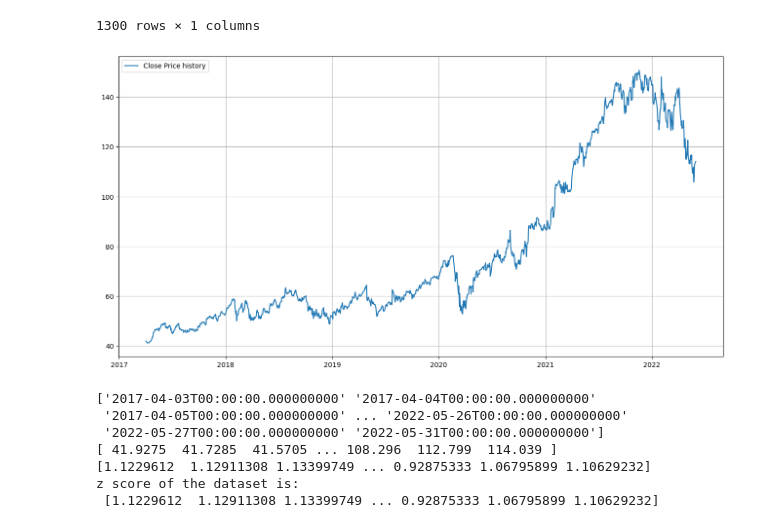
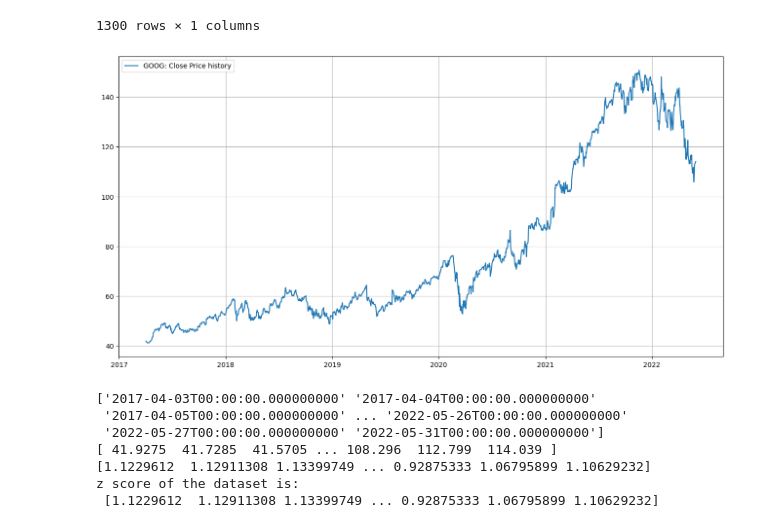
Before and after one commit to mujiexu2/ELEC0136-Assignment, a Jupyter notebook: assignment.ipynb, the cells around one changed output. Cells and saved outputs as stored; diff of their text form; code cells hidden in the pictures.

```diff
--- a/assignment.ipynb
+++ b/assignment.ipynb
@@ -526,14 +557,14 @@ stock_GOOG
 # %%
 # df=pd.read_csv(stock_data)
 # df['date'] = pd.to_datetime(df.date,format='%Y-%m-%d')
 # df.index = df['date']
 
 #plot price
 price=stock_GOOG['Close']
 plt.figure(figsize=(16,8))
-plt.plot(price, label='Close Price history')
+plt.plot(price, label='GOOG: Close Price history')
 plt.legend()
 plt.grid()
 plt.savefig('price.jpg')
 # %% [output]
-[figure, old version]
+[figure, new version]
```
Also changed, not shown: parts of 15 cells of this notebook, 45 other files.
